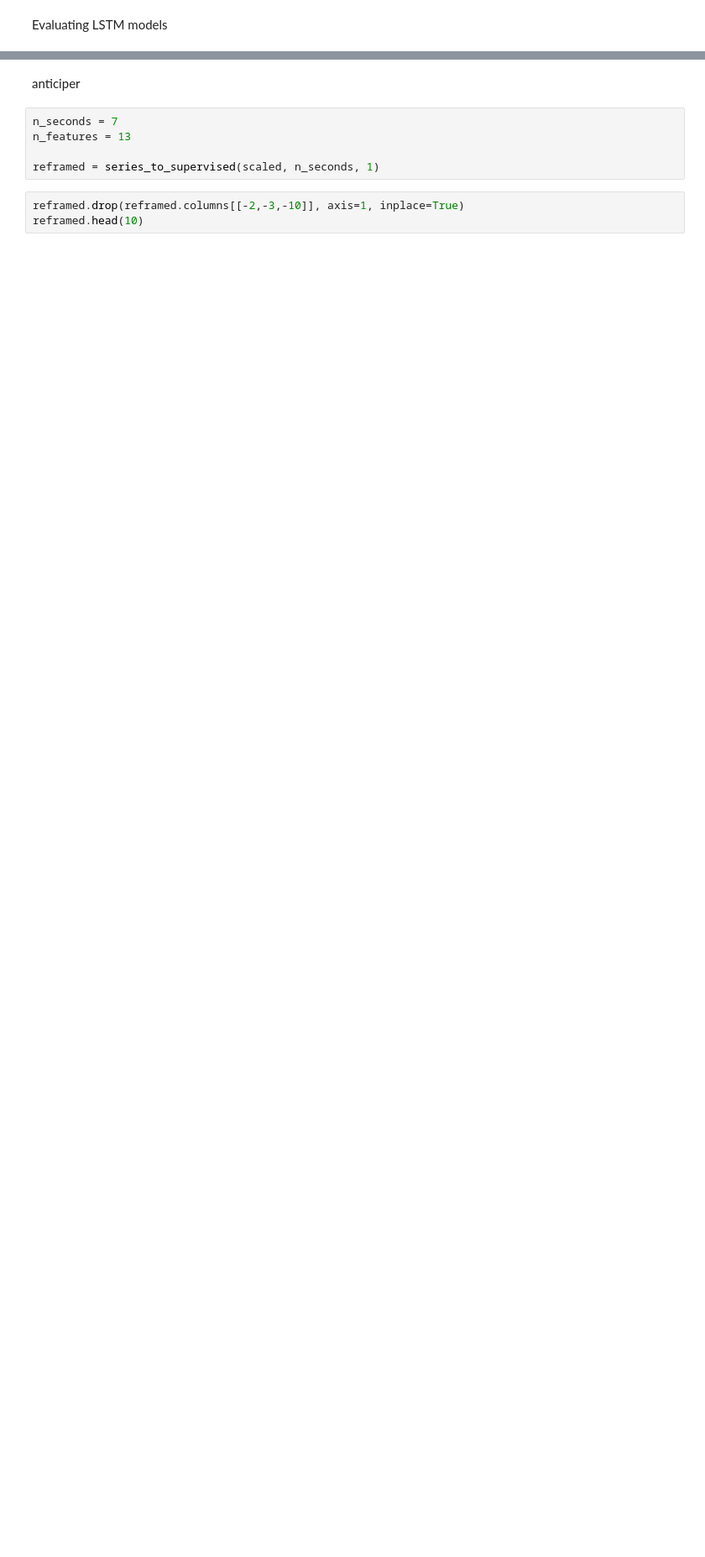
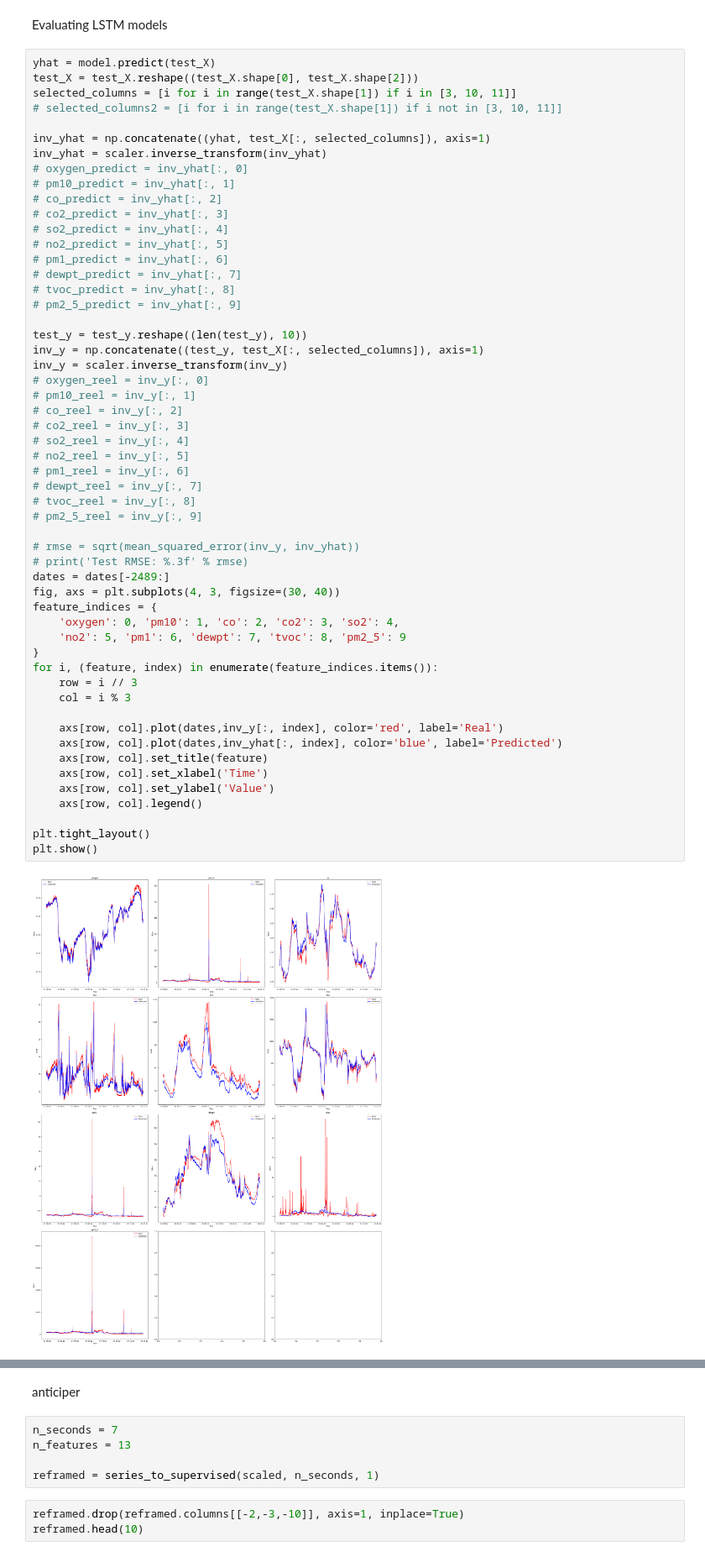
Before and after one commit to XIAxuanzheFrancis/Apprentissage-du-mod-le-LSTM, a Jupyter notebook: lstm.ipynb, the cells around one changed output, grey strips where cells are left out. Shown at 84% size. Cells and saved outputs as stored; diff of their text form; blank space fills up the shorter version.

```diff
--- a/lstm.ipynb
+++ b/lstm.ipynb
@@ -249,2 +249,58 @@ Epoch 200/200
 # %% [markdown]
 Evaluating LSTM models
+# %%
+yhat = model.predict(test_X)
+test_X = test_X.reshape((test_X.shape[0], test_X.shape[2]))
+selected_columns = [i for i in range(test_X.shape[1]) if i in [3, 10, 11]]
+# selected_columns2 = [i for i in range(test_X.shape[1]) if i not in [3, 10, 11]]
+
+inv_yhat = np.concatenate((yhat, test_X[:, selected_columns]), axis=1)
+inv_yhat = scaler.inverse_transform(inv_yhat)
+# oxygen_predict = inv_yhat[:, 0]
+# pm10_predict = inv_yhat[:, 1]
+# co_predict = inv_yhat[:, 2]
+# co2_predict = inv_yhat[:, 3]
+# so2_predict = inv_yhat[:, 4]
+# no2_predict = inv_yhat[:, 5]
+# pm1_predict = inv_yhat[:, 6]
+# dewpt_predict = inv_yhat[:, 7]
+# tvoc_predict = inv_yhat[:, 8]
+# pm2_5_predict = inv_yhat[:, 9]
+
+test_y = test_y.reshape((len(test_y), 10))
+inv_y = np.concatenate((test_y, test_X[:, selected_columns]), axis=1)
+inv_y = scaler.inverse_transform(inv_y)
+# oxygen_reel = inv_y[:, 0]
+# pm10_reel = inv_y[:, 1]
+# co_reel = inv_y[:, 2]
+# co2_reel = inv_y[:, 3]
+# so2_reel = inv_y[:, 4]
+# no2_reel = inv_y[:, 5]
+# pm1_reel = inv_y[:, 6]
+# dewpt_reel = inv_y[:, 7]
+# tvoc_reel = inv_y[:, 8]
+# pm2_5_reel = inv_y[:, 9]
+
+# rmse = sqrt(mean_squared_error(inv_y, inv_yhat))
+# print('Test RMSE: %.3f' % rmse)
+dates = dates[-2489:]
+fig, axs = plt.subplots(4, 3, figsize=(30, 40))
+feature_indices = {
+    'oxygen': 0, 'pm10': 1, 'co': 2, 'co2': 3, 'so2': 4,
+    'no2': 5, 'pm1': 6, 'dewpt': 7, 'tvoc': 8, 'pm2_5': 9
+}
+for i, (feature, index) in enumerate(feature_indices.items()):
+    row = i // 3
+    col = i % 3
+
+    axs[row, col].plot(dates,inv_y[:, index], color='red', label='Real')
+    axs[row, col].plot(dates,inv_yhat[:, index], color='blue', label='Predicted')
+    axs[row, col].set_title(feature)
+    axs[row, col].set_xlabel('Time')
+    axs[row, col].set_ylabel('Value')
+    axs[row, col].legend()
+
+plt.tight_layout()
+plt.show()
+# %% [output]
+[figure, added]
```
Also changed, not shown: parts of 10 cells of this notebook, 1 other file.
